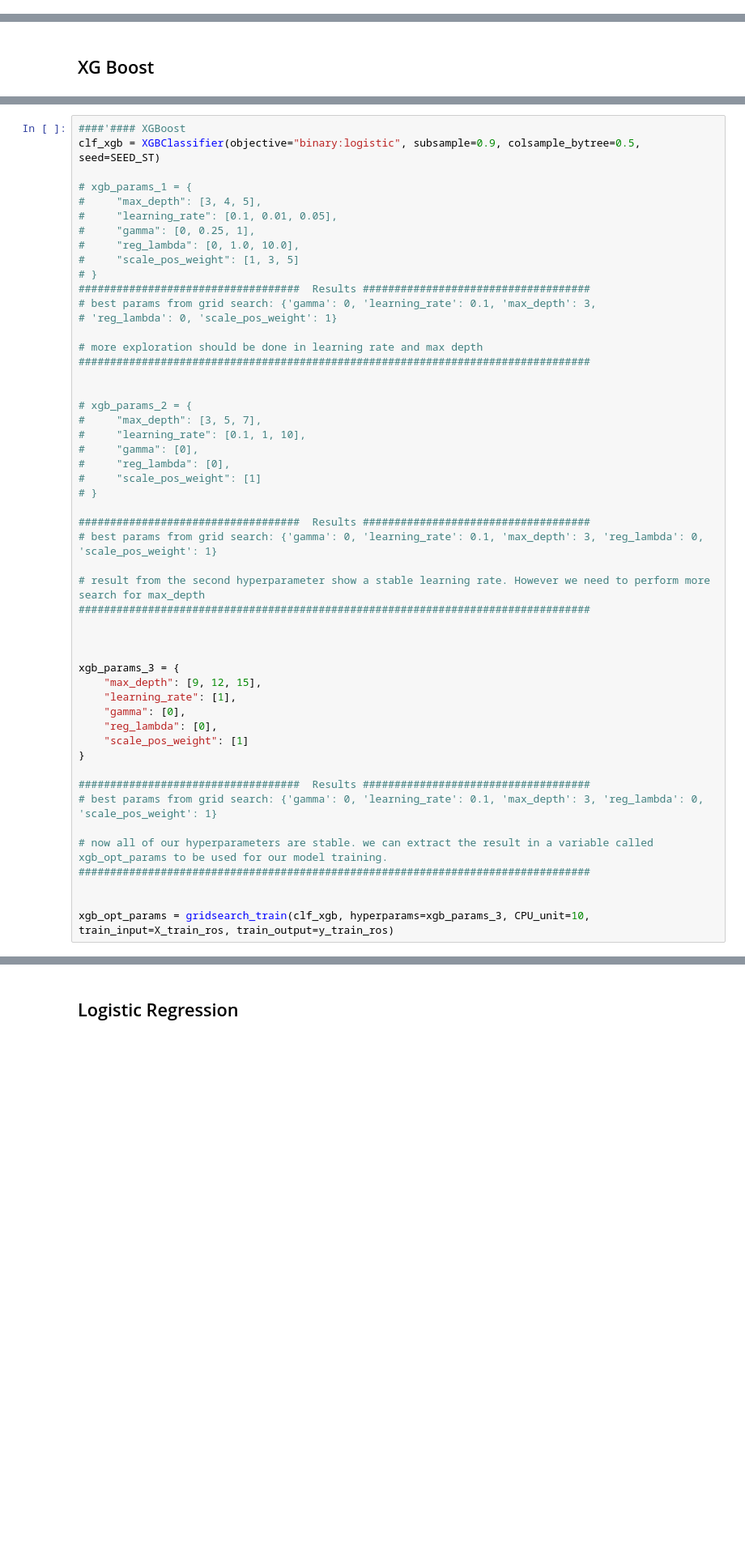
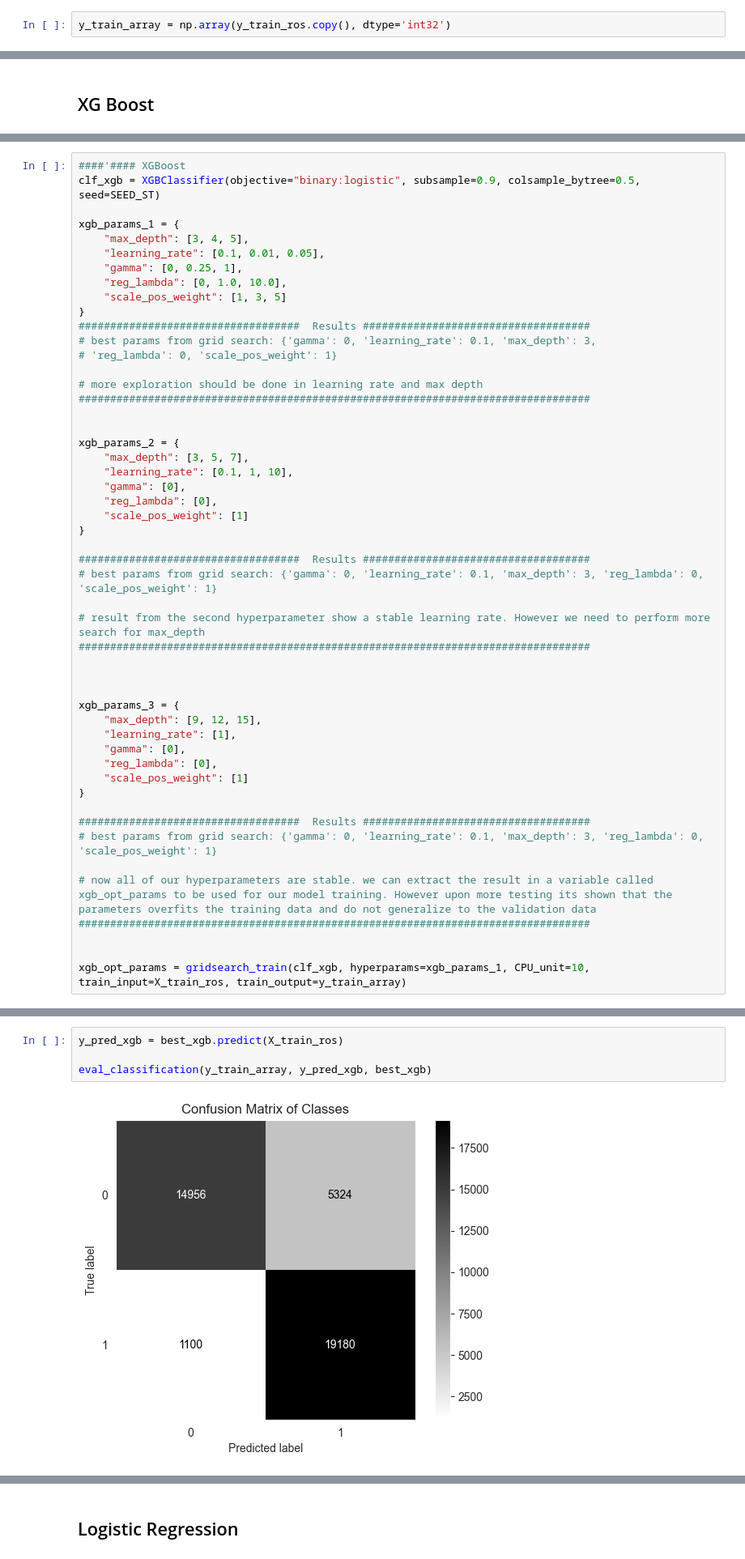
Before and after one commit to Code2Drift/Aditya_MLPROCESS, a Jupyter notebook: modelling.ipynb, the cells around one changed output, grey strips where cells are left out. Shown at 81% size. Drawn from its saved outputs; the diff is of its cells as text; blank space fills up the shorter version.

```diff
--- a/modelling.ipynb
+++ b/modelling.ipynb
@@ -117,0 +120,2 @@ Based on the previous exercises, there are 3 algorithms that performed well on t
+# %%
+y_train_array = np.array(y_train_ros.copy(), dtype='int32')
@@ -132,13 +166,13 @@ def gridsearch_train(classifier, hyperparams: dict, CPU_unit, train_input:pd.Dat
 ####'#### XGBoost
 clf_xgb = XGBClassifier(objective="binary:logistic", subsample=0.9, colsample_bytree=0.5, seed=SEED_ST)
 
-# xgb_params_1 = {
-#     "max_depth": [3, 4, 5],
-#     "learning_rate": [0.1, 0.01, 0.05],
-#     "gamma": [0, 0.25, 1],
-#     "reg_lambda": [0, 1.0, 10.0],
-#     "scale_pos_weight": [1, 3, 5]
-# }
+xgb_params_1 = {
+    "max_depth": [3, 4, 5],
+    "learning_rate": [0.1, 0.01, 0.05],
+    "gamma": [0, 0.25, 1],
+    "reg_lambda": [0, 1.0, 10.0],
+    "scale_pos_weight": [1, 3, 5]
+}
 ###################################  Results ####################################
 # best params from grid search: {'gamma': 0, 'learning_rate': 0.1, 'max_depth': 3,
 # 'reg_lambda': 0, 'scale_pos_weight': 1}
@@ -147,13 +181,13 @@ clf_xgb = XGBClassifier(objective="binary:logistic", subsample=0.9, colsample_by
 #################################################################################
 
 
-# xgb_params_2 = {
-#     "max_depth": [3, 5, 7],
-#     "learning_rate": [0.1, 1, 10],
-#     "gamma": [0],
-#     "reg_lambda": [0],
-#     "scale_pos_weight": [1]
-# }
+xgb_params_2 = {
+    "max_depth": [3, 5, 7],
+    "learning_rate": [0.1, 1, 10],
+    "gamma": [0],
+    "reg_lambda": [0],
+    "scale_pos_weight": [1]
+}
 
 ###################################  Results ####################################
 # best params from grid search: {'gamma': 0, 'learning_rate': 0.1, 'max_depth': 3, 'reg_lambda': 0, 'scale_pos_weight': 1}
@@ -174,9 +208,9 @@ xgb_params_3 = {
 ###################################  Results ####################################
 # best params from grid search: {'gamma': 0, 'learning_rate': 0.1, 'max_depth': 3, 'reg_lambda': 0, 'scale_pos_weight': 1}
 
-# now all of our hyperparameters are stable. we can extract the result in a variable called xgb_opt_params to be used for our model training.
+# now all of our hyperparameters are stable. we can extract the result in a variable called xgb_opt_params to be used for our model training. However upon more testing its shown that the parameters overfits the training data and do not generalize to the validation data
 #################################################################################
 
 
-xgb_opt_params = gridsearch_train(clf_xgb, hyperparams=xgb_params_3, CPU_unit=10, train_input=X_train_ros, train_output=y_train_ros)
+xgb_opt_params = gridsearch_train(clf_xgb, hyperparams=xgb_params_1, CPU_unit=10, train_input=X_train_ros, train_output=y_train_array)
 # %% [output]
@@ -207,3 +241,9 @@ XGBClassifier(base_score=None, booster=None, callbacks=None,
               min_child_weight=None, missing=nan, monotone_constraints=None,
               multi_strategy=None, n_estimators=None, n_jobs=None,
               num_parallel_tree=None, random_state=None, ...)
+# %%
+y_pred_xgb = best_xgb.predict(X_train_ros)
+
+eval_classification(y_train_array, y_pred_xgb, best_xgb)
+# %% [output]
+[figure, added]
```
Also changed, not shown: parts of 29 cells of this notebook, 3 other files.
